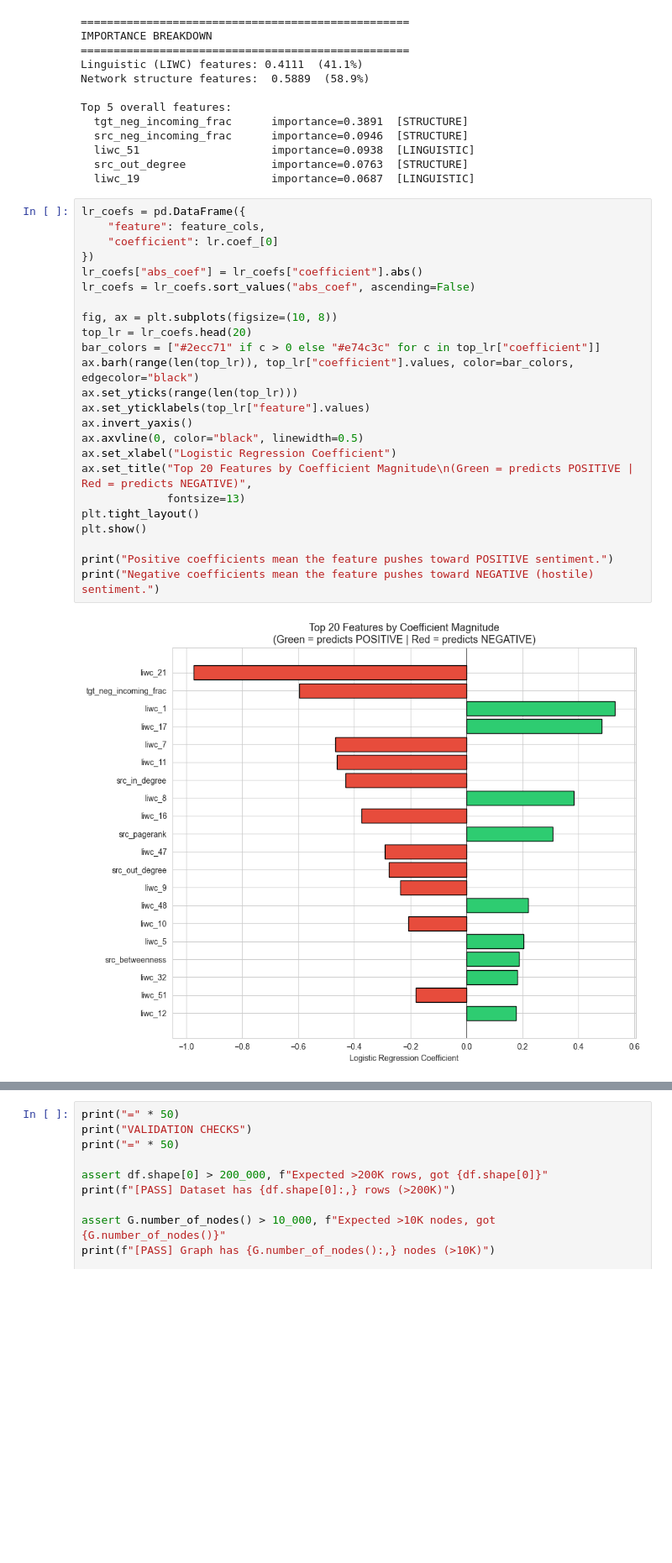
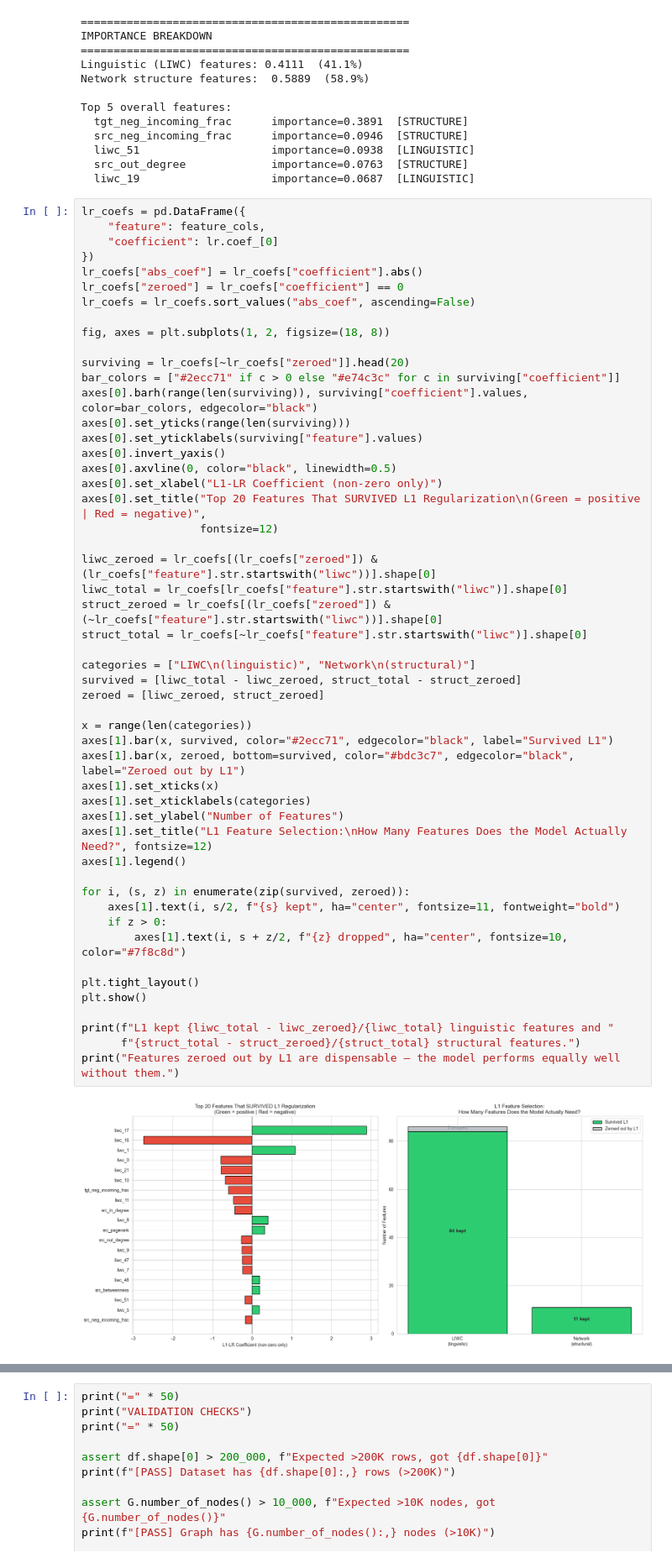
Before and after one commit to Blebot0/Reddit-Hyperlink-Network, a Jupyter notebook: 237007751_checkpoint2.ipynb, the cells around one changed output, grey strips where cells are left out. Shown at 84% size. Saved outputs shown, nothing was run; the diff lists cells and outputs as text; blank space fills up the shorter version.

```diff
--- a/237007751_checkpoint2.ipynb
+++ b/237007751_checkpoint2.ipynb
@@ -899,26 +931,53 @@ Top 5 overall features:
 # %%
 lr_coefs = pd.DataFrame({
     "feature": feature_cols,
     "coefficient": lr.coef_[0]
 })
 lr_coefs["abs_coef"] = lr_coefs["coefficient"].abs()
+lr_coefs["zeroed"] = lr_coefs["coefficient"] == 0
 lr_coefs = lr_coefs.sort_values("abs_coef", ascending=False)
 
-fig, ax = plt.subplots(figsize=(10, 8))
-top_lr = lr_coefs.head(20)
-bar_colors = ["#2ecc71" if c > 0 else "#e74c3c" for c in top_lr["coefficient"]]
-ax.barh(range(len(top_lr)), top_lr["coefficient"].values, color=bar_colors, edgecolor="black")
-ax.set_yticks(range(len(top_lr)))
-ax.set_yticklabels(top_lr["feature"].values)
-ax.invert_yaxis()
-ax.axvline(0, color="black", linewidth=0.5)
-ax.set_xlabel("Logistic Regression Coefficient")
-ax.set_title("Top 20 Features by Coefficient Magnitude\n(Green = predicts POSITIVE | Red = predicts NEGATIVE)",
-             fontsize=13)
+fig, axes = plt.subplots(1, 2, figsize=(18, 8))
+
+surviving = lr_coefs[~lr_coefs["zeroed"]].head(20)
+bar_colors = ["#2ecc71" if c > 0 else "#e74c3c" for c in surviving["coefficient"]]
+axes[0].barh(range(len(surviving)), surviving["coefficient"].values, color=bar_colors, edgecolor="black")
+axes[0].set_yticks(range(len(surviving)))
+axes[0].set_yticklabels(surviving["feature"].values)
+axes[0].invert_yaxis()
+axes[0].axvline(0, color="black", linewidth=0.5)
+axes[0].set_xlabel("L1-LR Coefficient (non-zero only)")
+axes[0].set_title("Top 20 Features That SURVIVED L1 Regularization\n(Green = positive | Red = negative)",
+                  fontsize=12)
+
+liwc_zeroed = lr_coefs[(lr_coefs["zeroed"]) & (lr_coefs["feature"].str.startswith("liwc"))].shape[0]
+liwc_total = lr_coefs[lr_coefs["feature"].str.startswith("liwc")].shape[0]
+struct_zeroed = lr_coefs[(lr_coefs["zeroed"]) & (~lr_coefs["feature"].str.startswith("liwc"))].shape[0]
+struct_total = lr_coefs[~lr_coefs["feature"].str.startswith("liwc")].shape[0]
+
+categories = ["LIWC\n(linguistic)", "Network\n(structural)"]
+survived = [liwc_total - liwc_zeroed, struct_total - struct_zeroed]
+zeroed = [liwc_zeroed, struct_zeroed]
+
+x = range(len(categories))
+axes[1].bar(x, survived, color="#2ecc71", edgecolor="black", label="Survived L1")
+axes[1].bar(x, zeroed, bottom=survived, color="#bdc3c7", edgecolor="black", label="Zeroed out by L1")
+axes[1].set_xticks(x)
+axes[1].set_xticklabels(categories)
+axes[1].set_ylabel("Number of Features")
+axes[1].set_title("L1 Feature Selection:\nHow Many Features Does the Model Actually Need?", fontsize=12)
+axes[1].legend()
+
+for i, (s, z) in enumerate(zip(survived, zeroed)):
+    axes[1].text(i, s/2, f"{s} kept", ha="center", fontsize=11, fontweight="bold")
+    if z > 0:
+        axes[1].text(i, s + z/2, f"{z} dropped", ha="center", fontsize=10, color="#7f8c8d")
+
 plt.tight_layout()
 plt.show()
 
-print("Positive coefficients mean the feature pushes toward POSITIVE sentiment.")
-print("Negative coefficients mean the feature pushes toward NEGATIVE (hostile) sentiment.")
+print(f"L1 kept {liwc_total - liwc_zeroed}/{liwc_total} linguistic features and "
+      f"{struct_total - struct_zeroed}/{struct_total} structural features.")
+print("Features zeroed out by L1 are dispensable — the model performs equally well without them.")
 # %% [output]
-[figure, old version]
+[figure, new version]
```
Also changed, not shown: parts of 12 cells of this notebook.
